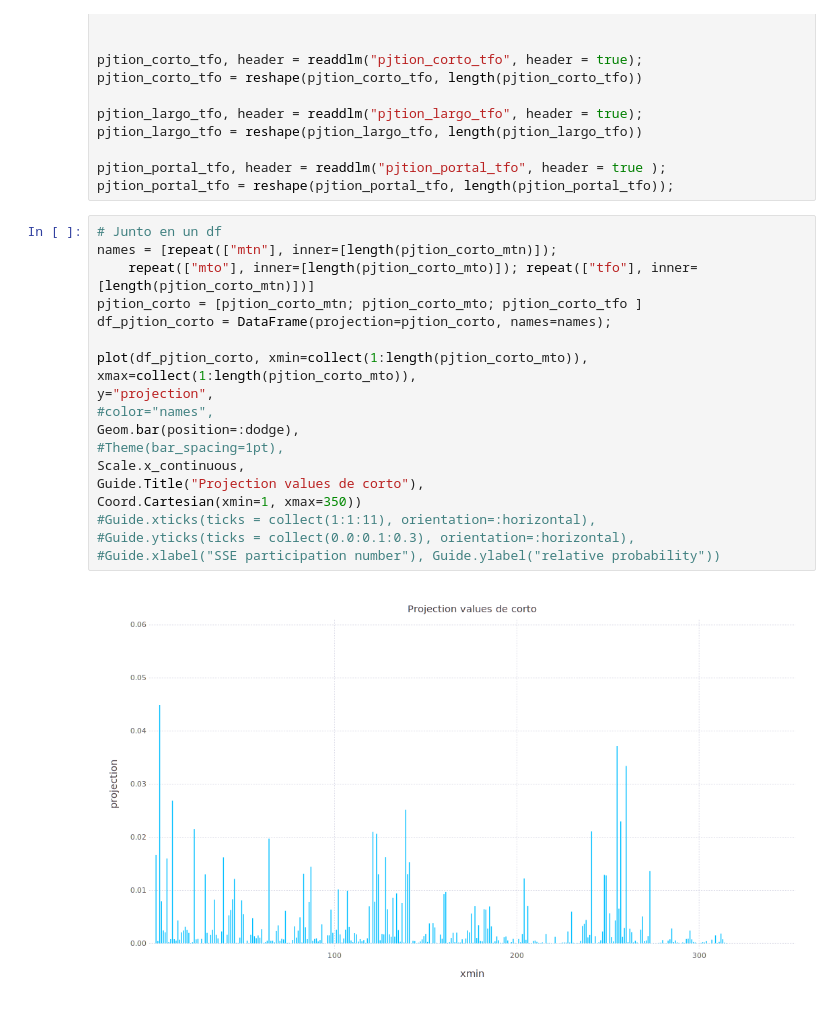
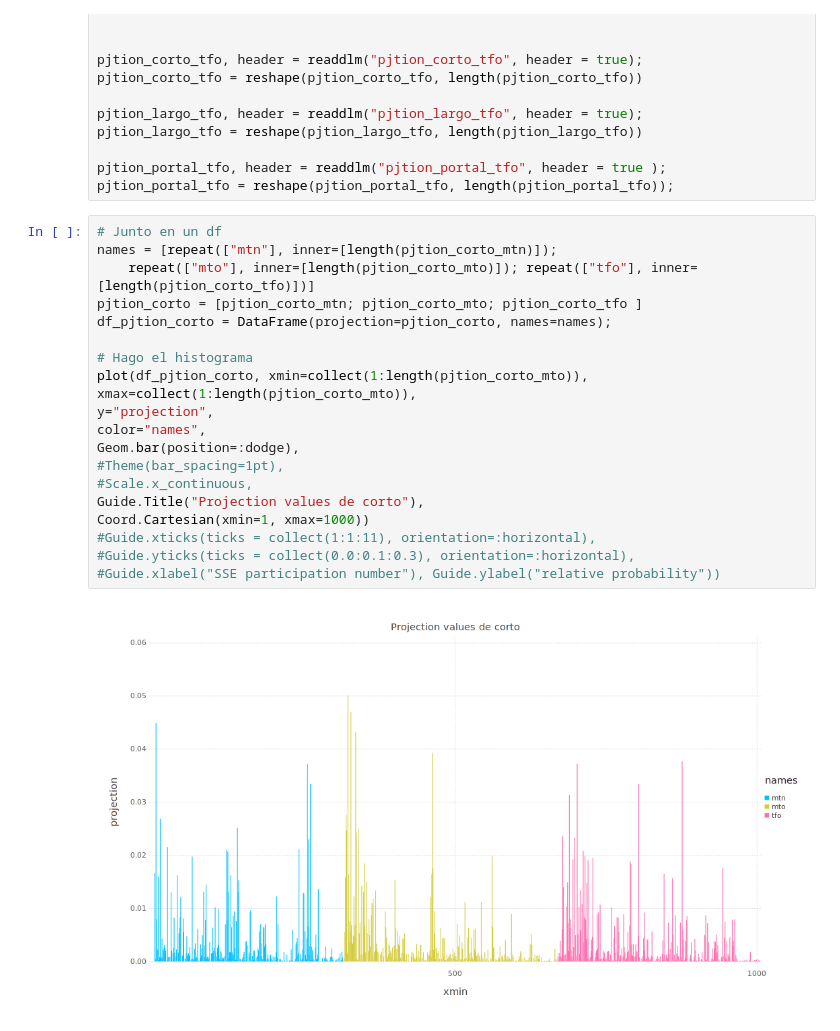
Before and after one commit to pgbarletta/hemo, a Jupyter notebook: src/analysis_mtn.ipynb, the cells around one changed output. Saved outputs shown, nothing was run; the diff lists cells and outputs as text.

```diff
--- a/src/analysis_mtn.ipynb
+++ b/src/analysis_mtn.ipynb
@@ -157,20 +198,21 @@ pjtion_portal_tfo = reshape(pjtion_portal_tfo, length(pjtion_portal_tfo));
 # %%
 # Junto en un df
 names = [repeat(["mtn"], inner=[length(pjtion_corto_mtn)]);
-    repeat(["mto"], inner=[length(pjtion_corto_mto)]); repeat(["tfo"], inner=[length(pjtion_corto_mtn)])]
+    repeat(["mto"], inner=[length(pjtion_corto_mto)]); repeat(["tfo"], inner=[length(pjtion_corto_tfo)])]
 pjtion_corto = [pjtion_corto_mtn; pjtion_corto_mto; pjtion_corto_tfo ]
 df_pjtion_corto = DataFrame(projection=pjtion_corto, names=names);
 
+# Hago el histograma
 plot(df_pjtion_corto, xmin=collect(1:length(pjtion_corto_mto)), xmax=collect(1:length(pjtion_corto_mto)),
 y="projection",
-#color="names",
+color="names",
 Geom.bar(position=:dodge),
 #Theme(bar_spacing=1pt),
-Scale.x_continuous,
+#Scale.x_continuous,
 Guide.Title("Projection values de corto"),
-Coord.Cartesian(xmin=1, xmax=350))
+Coord.Cartesian(xmin=1, xmax=1000))
 #Guide.xticks(ticks = collect(1:1:11), orientation=:horizontal),
 #Guide.yticks(ticks = collect(0.0:0.1:0.3), orientation=:horizontal),
 #Guide.xlabel("SSE participation number"), Guide.ylabel("relative probability"))
 # %% [output]
-[figure, old version]
+[figure, new version]
```
Also changed, not shown: parts of 14 cells of this notebook, 1 other file.
